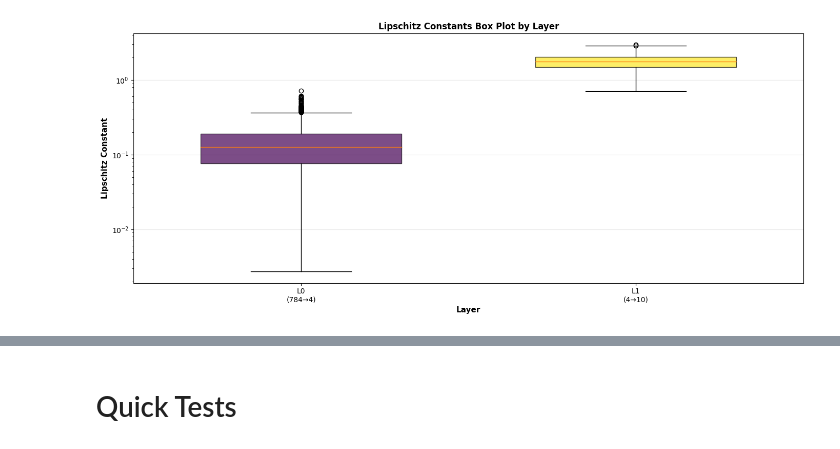
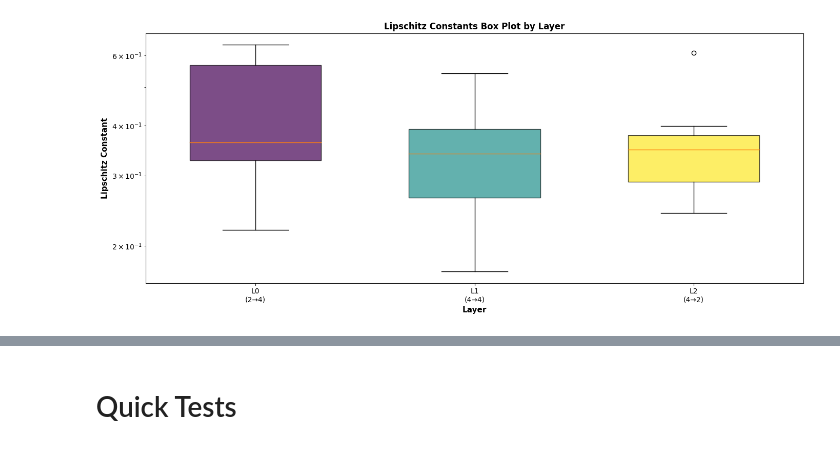
Before and after one commit to NoahBSchwartz/Optimal_KAN_Abstractions, a Jupyter notebook: multi_layer_kan_verification.ipynb, the cells around one changed output, grey strips where cells are left out. Saved outputs shown, nothing was run; the diff lists cells and outputs as text; code cells hidden in the pictures.

```diff
--- a/multi_layer_kan_verification.ipynb
+++ b/multi_layer_kan_verification.ipynb
@@ -41,7 +41,7 @@ def train_mnist():
     trainloader = DataLoader(trainset, batch_size=64, shuffle=True)
     valloader = DataLoader(valset, batch_size=64, shuffle=False)
 
-    model = FastKAN([28 * 28, 4, 10], use_base_update=False, use_layernorm=False)
+    model = FastKAN([28 * 28, 2, 10], use_base_update=False, use_layernorm=False)
     device = torch.device("cuda" if torch.cuda.is_available() else "cpu")
     model.to(device)
     optimizer = optim.AdamW(model.parameters(), lr=1e-3, weight_decay=1e-4)
@@ -83,5 +83,4 @@ def train_mnist():
         )
     return model
 
-
-my_kan = train_mnist()
+my_kan = FastKAN([2, 4, 4, 2], use_base_update=False, use_layernorm=False)#train_mnist()
@@ -197,9 +191,14 @@ def validate_segments_error(segments, x_high, y_high):
 def process_single_spline(layer_idx, input_idx, output_idx, x_dp, y_dp, x_high, y_high, max_segments, grid_min, grid_max):
     results_low_res = find_bspline_segments_from_data(x_dp, y_dp, max_segments)
     results_validated = {}
-    for k, (segs, _) in results_low_res.items():
+    for k, (segs, low_res_err) in results_low_res.items():
+        if low_res_err == np.inf or len(segs) == 0:
+             results_validated[k] = ([], np.inf)
+             continue
+
         true_error = validate_segments_error(segs, x_high, y_high)
         results_validated[k] = (segs, true_error)
+
     lip = calculate_lipschitz_from_data(x_high, y_high, grid_min, grid_max)
     return (layer_idx, input_idx, output_idx), results_validated, lip
 
@@ -258,34 +257,34 @@ def plot_lipschitz_comparison_by_layer(lipschitz_constants, kan_model, figsize=(
         if np.isfinite(lip_const):
             layer_data[layer_idx].append(lip_const)
     fig, ax2 = plt.subplots(1, 1, figsize=figsize)
     positions = []
     data_to_plot = []
     labels = []
     for layer_idx in range(num_layers):
         if layer_data[layer_idx]:
             positions.append(layer_idx)
             data_to_plot.append(layer_data[layer_idx])
             layer = kan_model.layers[layer_idx]
             labels.append(f'L{layer_idx}\n({layer.input_dim}→{layer.output_dim})')
     bp = ax2.boxplot(data_to_plot, positions=positions, patch_artist=True,
                      labels=labels, widths=0.6)
     colors = plt.cm.viridis(np.linspace(0, 1, len(data_to_plot)))
     for patch, color in zip(bp['boxes'], colors):
         patch.set_facecolor(color)
         patch.set_alpha(0.7)
     ax2.set_xlabel('Layer', fontsize=11, fontweight='bold')
     ax2.set_ylabel('Lipschitz Constant', fontsize=11, fontweight='bold')
     ax2.set_title('Lipschitz Constants Box Plot by Layer', fontsize=12, fontweight='bold')
     ax2.set_yscale('log')
     ax2.grid(True, alpha=0.3, axis='y')
     plt.tight_layout()
     return fig
 
 error_tables, segments_tables, lipschitz_constants = compute_dp_tables_lipschitz(my_kan, 30)
 fig2 = plot_lipschitz_comparison_by_layer(lipschitz_constants, my_kan)
 plt.show()
 # %% [output]
-[figure, old version]
+[figure, new version]
 # %%
 def weight_dp_tables_lipschitz(kan_model, error_tables, segments_tables, lipschitz_constants):
     node_sensitivities = {}
```
Also changed, not shown: parts of 8 cells of this notebook, 1 other file.
